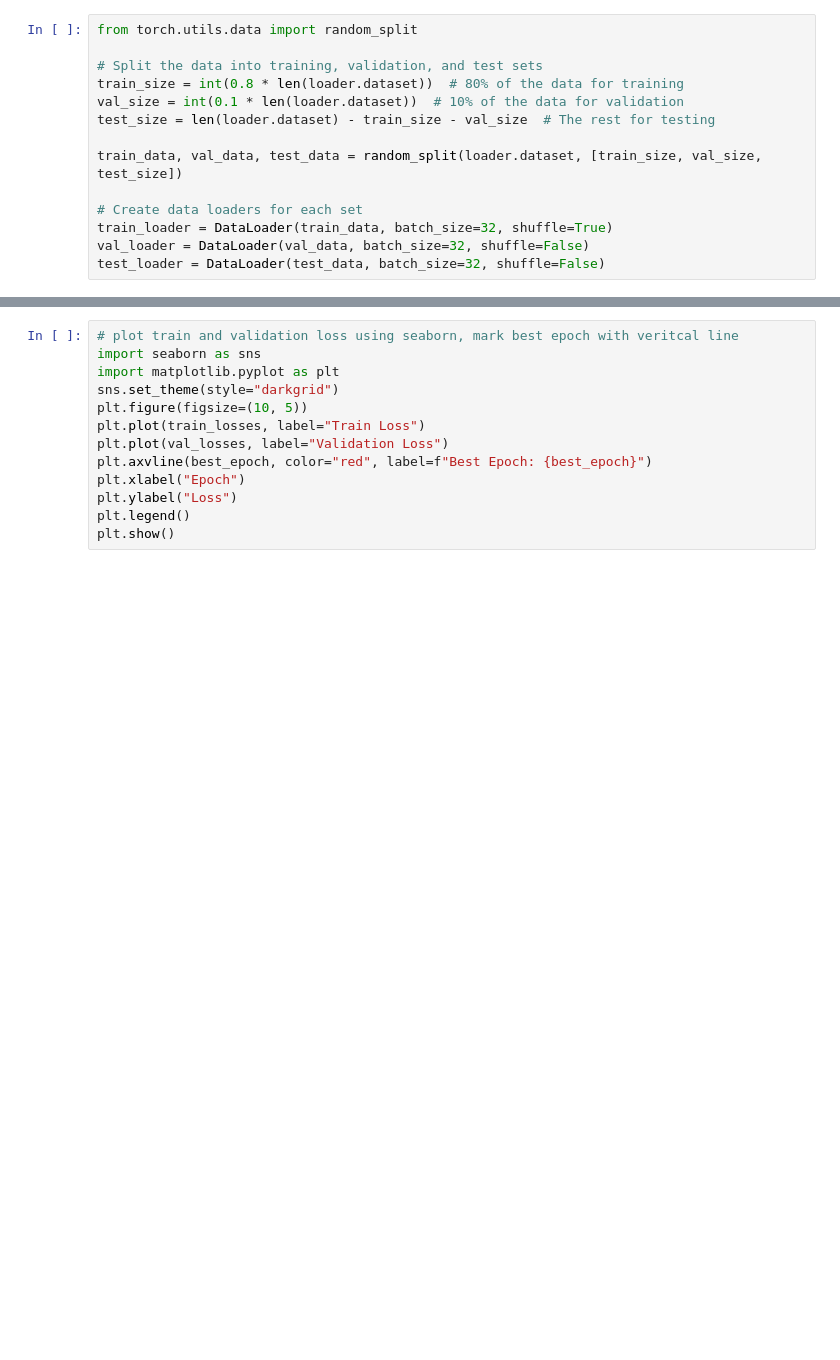
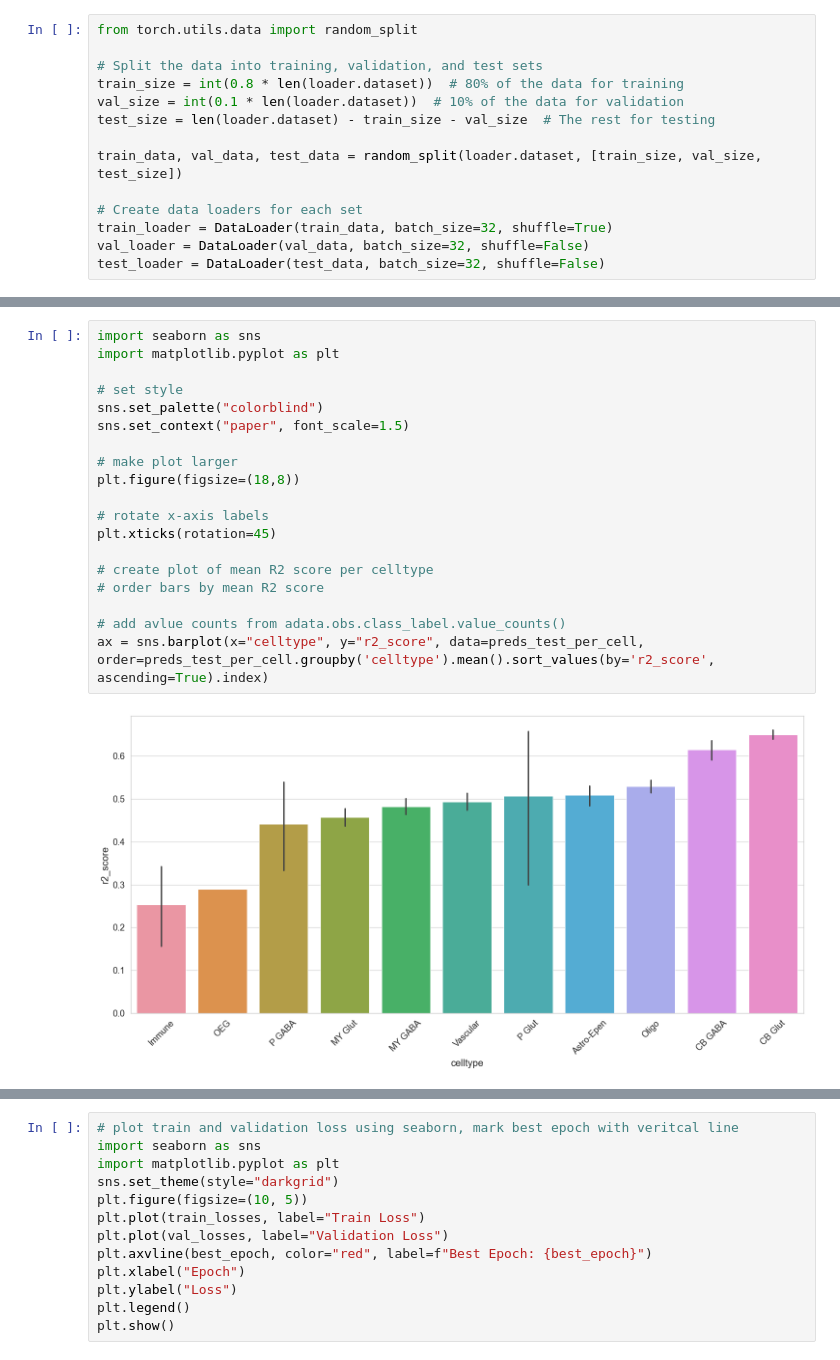
Before and after one commit to theislab/spatial_atlas_ssl, a Jupyter notebook: notebooks/graph_model.ipynb, the cells around one changed output, grey strips where cells are left out. Drawn from its saved outputs; the diff is of its cells as text; blank space fills up the shorter version.

```diff
--- a/notebooks/graph_model.ipynb
+++ b/notebooks/graph_model.ipynb
@@ -357,0 +381,21 @@ len(test_celltypes_list)
+# %%
+import seaborn as sns
+import matplotlib.pyplot as plt
+
+# set style
+sns.set_palette("colorblind")
+sns.set_context("paper", font_scale=1.5)
+
+# make plot larger
+plt.figure(figsize=(18,8))
+
+# rotate x-axis labels
+plt.xticks(rotation=45)
+
+# create plot of mean R2 score per celltype
+# order bars by mean R2 score
+
+# add avlue counts from adata.obs.class_label.value_counts()
+ax = sns.barplot(x="celltype", y="r2_score", data=preds_test_per_cell, order=preds_test_per_cell.groupby('celltype').mean().sort_values(by='r2_score', ascending=True).index)
+# %% [output]
+[figure, added]
```
Also changed, not shown: parts of 14 cells of this notebook, 4 other files.
